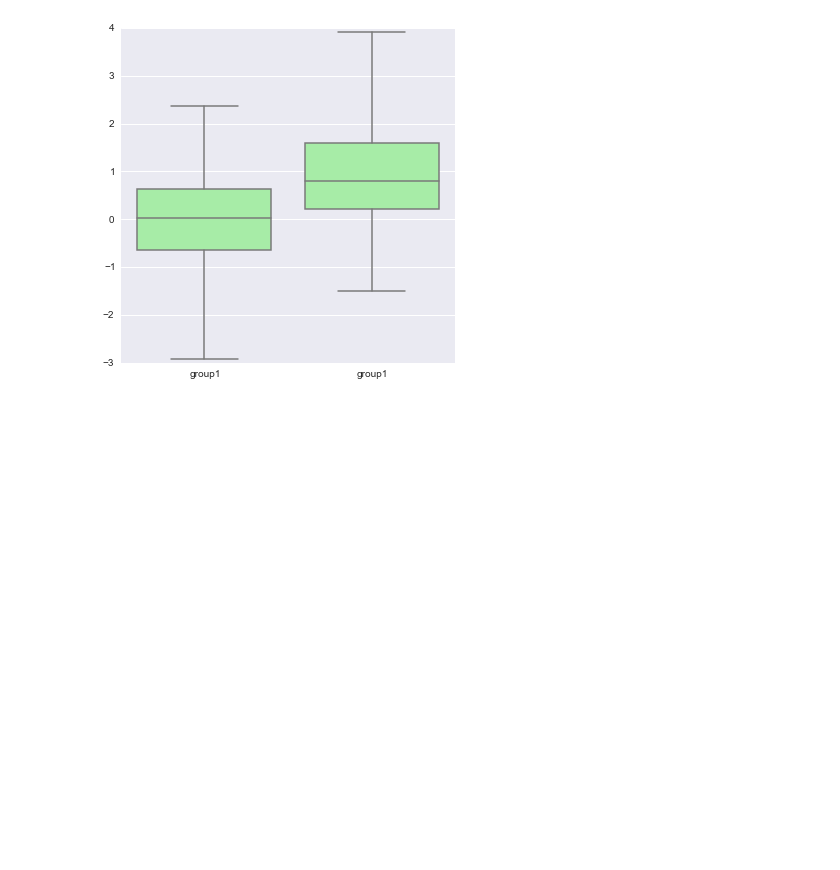
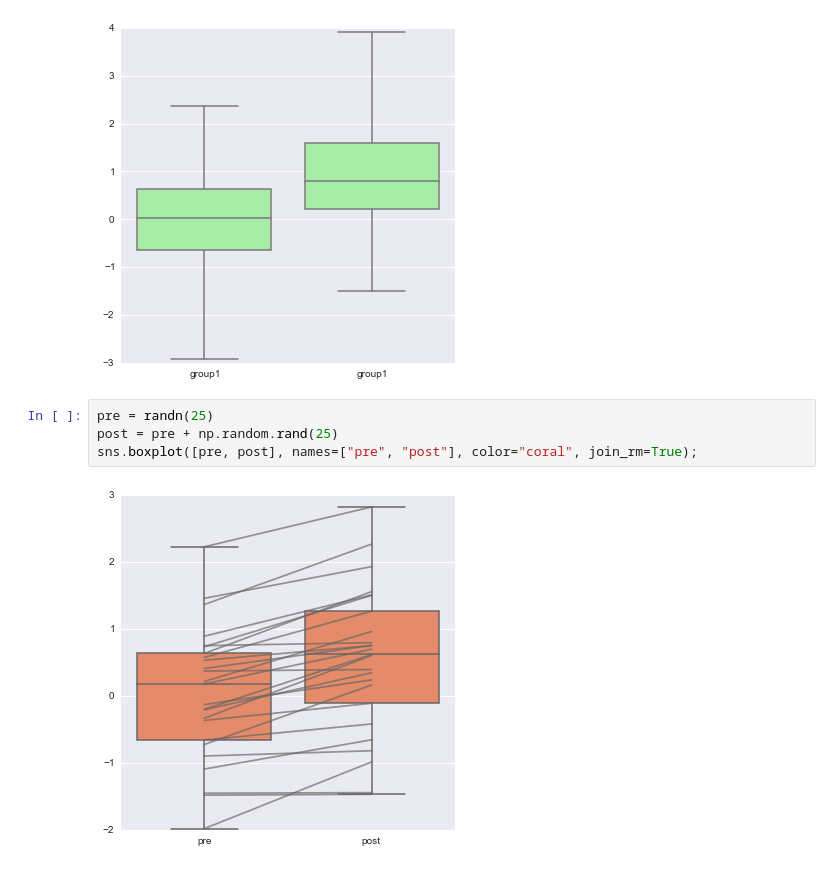
Before and after one commit to tarmstro/mvbop, a Jupyter notebook: seaborn_tutorial.ipynb, the cells around one changed output. Drawn from its saved outputs; the diff is of its cells as text; blank space fills up the shorter version.

```diff
--- a/seaborn_tutorial.ipynb
+++ b/seaborn_tutorial.ipynb
@@ -250,3 +250,9 @@ sns.boxplot(data2);
 sns.boxplot(data2, names=["group1", "group1"], whis=np.inf, color="PaleGreen");
 # %% [output]
 [figure]
+# %%
+pre = randn(25)
+post = pre + np.random.rand(25)
+sns.boxplot([pre, post], names=["pre", "post"], color="coral", join_rm=True);
+# %% [output]
+[figure, added]
```
Also changed, not shown: parts of 3 cells of this notebook.
